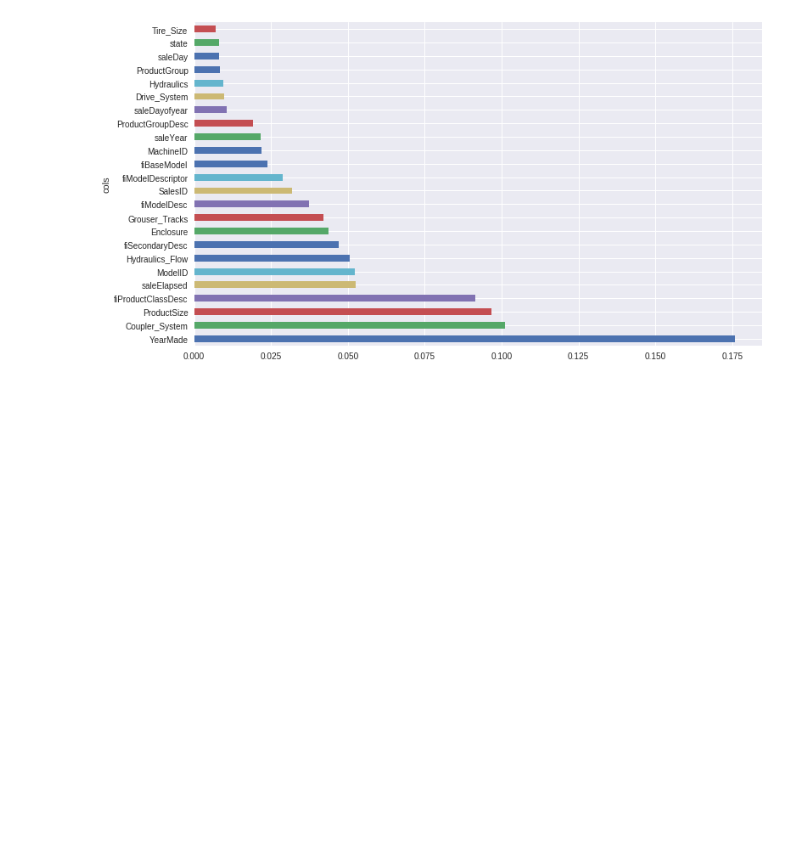
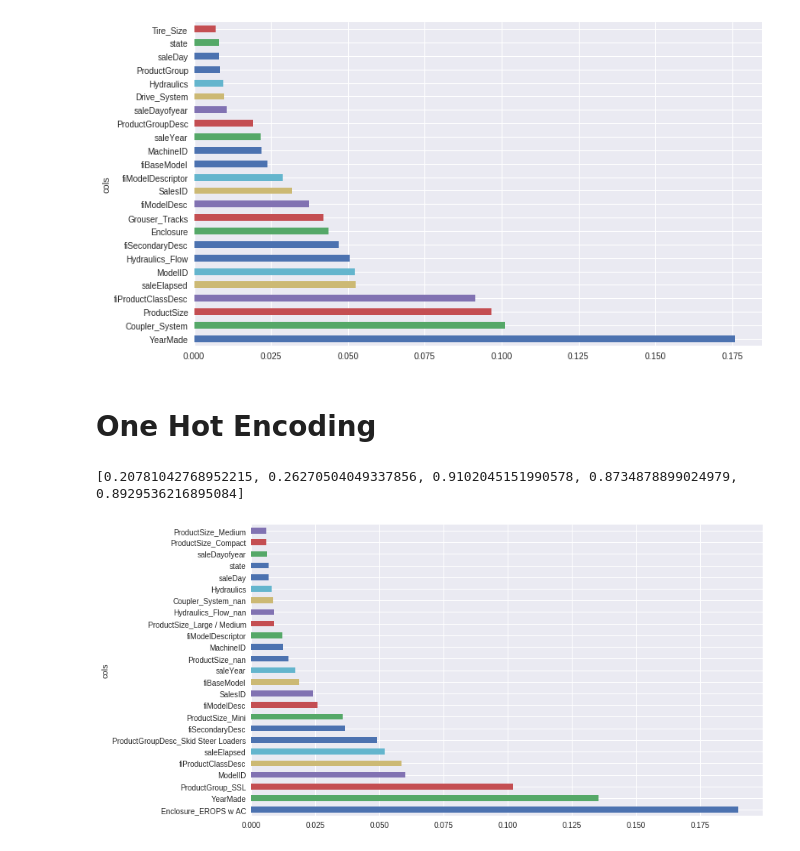
Before and after one commit to s-r-aman/machine_learning_playground, a Jupyter notebook: fastdotai/blue_book_for_bulldozer.ipynb, the cells around one changed output. Drawn from its saved outputs; the diff is of its cells as text; code cells hidden in the pictures; blank space fills up the shorter version.

Commit message:
Added one hot encoding .(Colab)

```diff
--- a/fastdotai/blue_book_for_bulldozer.ipynb
+++ b/fastdotai/blue_book_for_bulldozer.ipynb
@@ -627,3 +627,19 @@ fi = rf_feat_importance(m, df_keep)
 plot_fi(fi);
 # %% [output]
 [figure]
+# %% [markdown]
+# One Hot Encoding
+# %%
+df_trn2, y_trn, nas = proc_df(df, 'SalePrice', max_n_cat=7)
+X_train, X_valid = give_vals(df_trn2)
+
+m = RandomForestRegressor(n_estimators=40, min_samples_leaf=3, max_features=0.6, n_jobs=-1, oob_score=True)
+m.fit(X_train, y_train)
+print_score(m)
+# %% [output]
+[0.20781042768952215, 0.26270504049337856, 0.9102045151990578, 0.8734878899024979, 0.8929536216895084]
+# %%
+fi = rf_feat_importance(m, df_trn2)
+plot_fi(fi[:25]);
+# %% [output]
+[figure, added]
```
